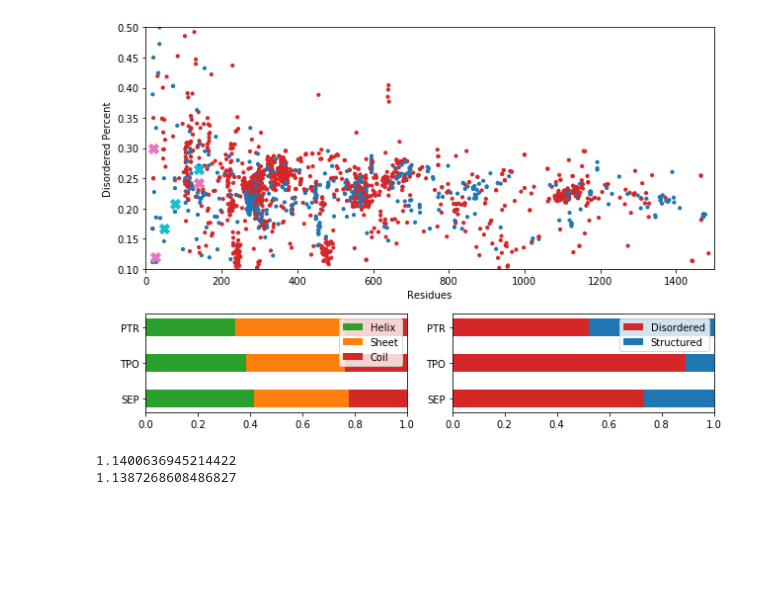
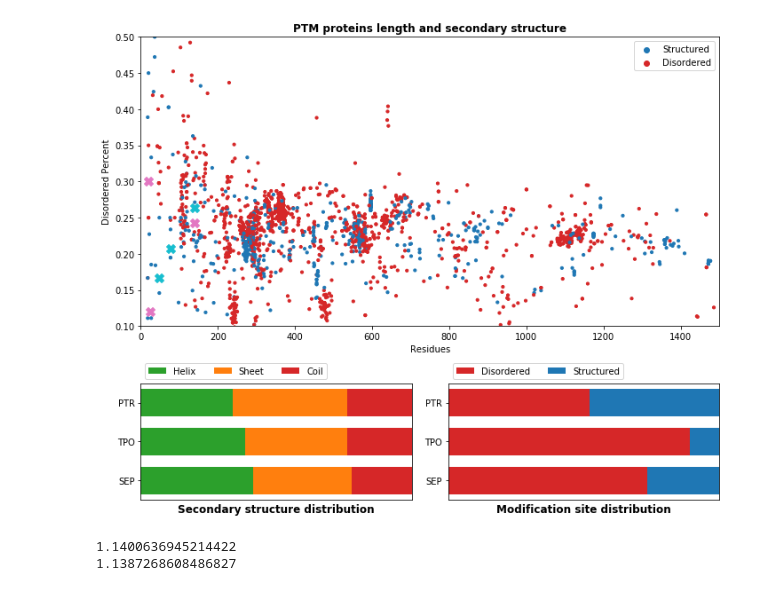
Before and after one commit to Zuricho/My_Lab, a Jupyter notebook: Figure_ipynb/Scatter_secstruc/secStruct.ipynb, the cells around one changed output. Saved outputs shown, nothing was run; the diff lists cells and outputs as text; code cells hidden in the pictures; blank space fills up the shorter version.

```diff
--- a/Figure_ipynb/Scatter_secstruc/secStruct.ipynb
+++ b/Figure_ipynb/Scatter_secstruc/secStruct.ipynb
@@ -33,7 +33,7 @@ PTRSheetPerc = [int(item[3])/int(item[1]) for item in PTRData]
 PTRCoilPerc = [int(item[4])/int(item[1]) for item in PTRData]
 PTRSecStruct = [' ' in item[5] for item in PTRData]
 # %%
-plt.subplots(figsize=(9,6))
+plt.subplots(figsize=(10,8))
 
 plt.subplot2grid((3, 2), (0, 0),colspan=2,rowspan=2)
 SEPcolor = ['tab:red' if item==True else 'tab:blue' for item in SEPSecStruct]
@@ -45,6 +45,10 @@ plt.scatter(TPOResNum,TPOCoilPerc,s=10,c=TPOcolor)
 PTRcolor = ['tab:red' if item==True else 'tab:blue' for item in PTRSecStruct]
 plt.scatter(PTRResNum,PTRCoilPerc,s=10,c=PTRcolor)
 
+mark_sturct = plt.scatter(0,0,c='tab:blue')
+mark_disord = plt.scatter(0,0,c='tab:red')
+
+
 specific_x = [140,20,25]
 specific_y = [34/140,6/20,3/25]
 plt.scatter(specific_x,specific_y,s=100,c='tab:pink',marker='X')
@@ -53,42 +57,48 @@ specific_x_2 = [77,140,48]
 specific_y_2 = [16/77,37/140,8/48]
 plt.scatter(specific_x_2,specific_y_2,s=100,c='tab:cyan',marker='X')
 
-
+plt.title('PTM proteins length and secondary structure',fontsize='large',fontweight='bold')
 plt.xlim(0,1500)
 plt.xlabel("Residues")
 plt.ylim(0.1,0.5)
 plt.ylabel("Disordered Percent")
 
+plt.legend((mark_sturct,mark_disord),('Structured','Disordered'))
+
 plt.subplot2grid((3, 2), (2, 0))
 
 start = (0,0,0)
-plt.barh((1,2,3),(avg(SEPHelixPerc),avg(TPOHelixPerc),avg(PTRHelixPerc)),left=start,height=0.5,color='tab:green',label='Helix')
+plt.barh((1,2,3),(avg(SEPHelixPerc),avg(TPOHelixPerc),avg(PTRHelixPerc)),left=start,height=0.7,color='tab:green',label='Helix')
 start = (avg(SEPHelixPerc),avg(TPOHelixPerc),avg(PTRHelixPerc))
-plt.barh((1,2,3),(avg(SEPSheetPerc),avg(TPOSheetPerc),avg(PTRSheetPerc)),left=start,height=0.5,color='tab:orange',label='Sheet')
+plt.barh((1,2,3),(avg(SEPSheetPerc),avg(TPOSheetPerc),avg(PTRSheetPerc)),left=start,height=0.7,color='tab:orange',label='Sheet')
 start = (avg(SEPHelixPerc)+avg(SEPSheetPerc),avg(TPOHelixPerc)+avg(TPOSheetPerc),avg(PTRHelixPerc)+avg(PTRSheetPerc))
-plt.barh((1,2,3),(avg(SEPCoilPerc),avg(TPOCoilPerc),avg(PTRCoilPerc)),left=start,height=0.5,color='tab:red',label='Coil')
+plt.barh((1,2,3),(avg(SEPCoilPerc),avg(TPOCoilPerc),avg(PTRCoilPerc)),left=start,height=0.7,color='tab:red',label='Coil')
 
 plt.xlim(0,1)
 plt.yticks((1,2,3),('SEP','TPO','PTR'))
-plt.legend(loc='upper right')
+plt.xticks([])
+plt.xlabel('Secondary structure distribution',fontsize='large',fontweight='bold')
+plt.legend(ncol=3,loc='lower left',bbox_to_anchor=(0, 1))
 
 
 plt.subplot2grid((3, 2), (2, 1))
 
-plt.barh((1,2,3),(sum(SEPSecStruct)/len(SEPSecStruct),sum(TPOSecStruct)/len(TPOSecStruct),sum(PTRSecStruct)/len(PTRSecStruct)),left=(0,0,0),height=0.5,color='tab:red',label='Disordered')
-plt.barh((1,2,3),(1-sum(SEPSecStruct)/len(SEPSecStruct),1-sum(TPOSecStruct)/len(TPOSecStruct),1-sum(PTRSecStruct)/len(PTRSecStruct)),left=(sum(SEPSecStruct)/len(SEPSecStruct),sum(TPOSecStruct)/len(TPOSecStruct),sum(PTRSecStruct)/len(PTRSecStruct)),height=0.5,color='tab:blue',label='Structured')
+plt.barh((1,2,3),(sum(SEPSecStruct)/len(SEPSecStruct),sum(TPOSecStruct)/len(TPOSecStruct),sum(PTRSecStruct)/len(PTRSecStruct)),left=(0,0,0),height=0.7,color='tab:red',label='Disordered')
+plt.barh((1,2,3),(1-sum(SEPSecStruct)/len(SEPSecStruct),1-sum(TPOSecStruct)/len(TPOSecStruct),1-sum(PTRSecStruct)/len(PTRSecStruct)),left=(sum(SEPSecStruct)/len(SEPSecStruct),sum(TPOSecStruct)/len(TPOSecStruct),sum(PTRSecStruct)/len(PTRSecStruct)),height=0.7,color='tab:blue',label='Structured')
 plt.xlim(0,1)
+plt.xticks([])
+plt.xlabel('Modification site distribution',fontsize='large',fontweight='bold')
 plt.yticks((1,2,3),('SEP','TPO','PTR'))
-plt.legend(loc='upper right')
+plt.legend(ncol=2,loc='lower left',bbox_to_anchor=(0, 1))
 
 
 plt.tight_layout()
 
 plt.savefig('SecStruct.svg')
 plt.savefig('SecStruct.png',dpi=300)
 plt.show()
 # %% [output]
-[figure, old version]
+[figure, new version]
 # %%
 print(avg(SEPHelixPerc)+avg(SEPSheetPerc)+avg(SEPSheetPerc))
 print(avg(TPOHelixPerc)+avg(TPOSheetPerc)+avg(TPOSheetPerc))
```
Also changed, not shown: 27 other files.
